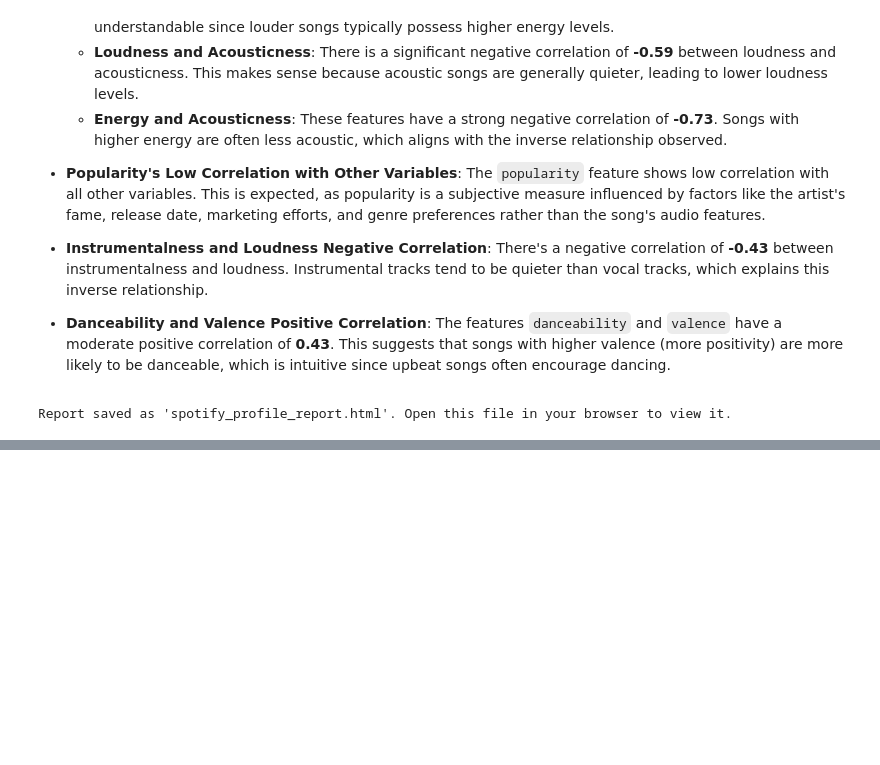
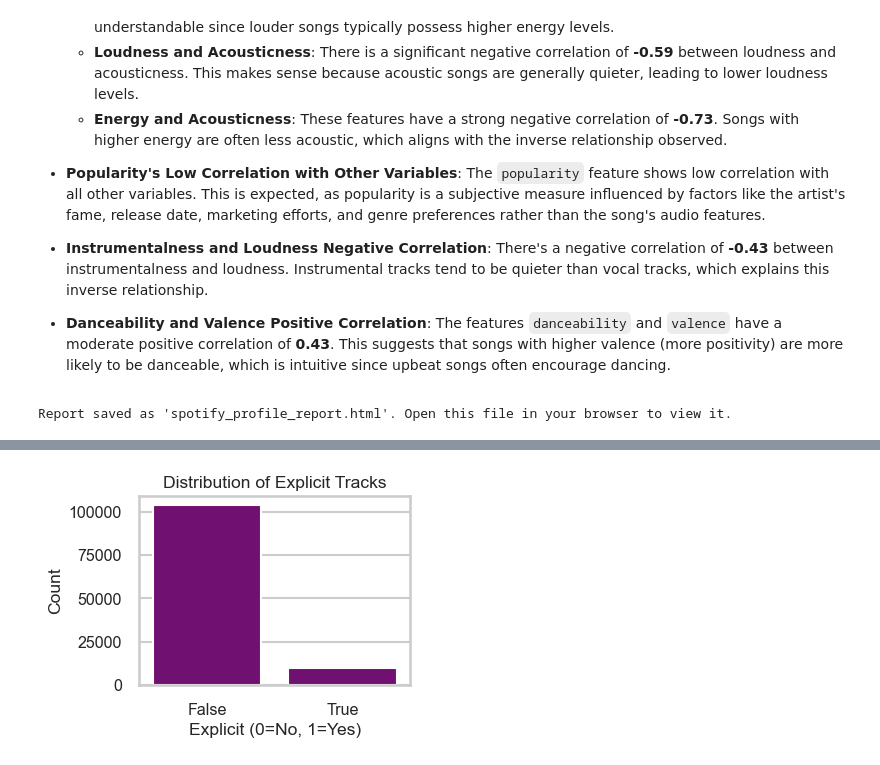
Before and after one commit to Praveen-Rangavajhula/spotify-genre-prediction, a Jupyter notebook: notebooks/1-EDA-Spotify.ipynb, the cells around one changed output, grey strips where cells are left out. Saved outputs shown, nothing was run; the diff lists cells and outputs as text; code cells hidden in the pictures; blank space fills up the shorter version.

```diff
--- a/notebooks/1-EDA-Spotify.ipynb
+++ b/notebooks/1-EDA-Spotify.ipynb
@@ -462,0 +529,11 @@ Report saved as 'spotify_profile_report.html'. Open this file in your browser to
+# %%
+plt.figure(figsize=(4,3))
+sns.countplot(x=df_spotify['explicit'], color='purple')
+plt.title('Distribution of Explicit Tracks')
+plt.xlabel('Explicit (0=No, 1=Yes)')
+plt.ylabel('Count')
+plt.tight_layout()
+plt.savefig('explicit_distribution.png', dpi=300)
+plt.show()
+# %% [output]
+[figure, added]
```
Also changed, not shown: parts of 7 cells of this notebook, 35 other files.
